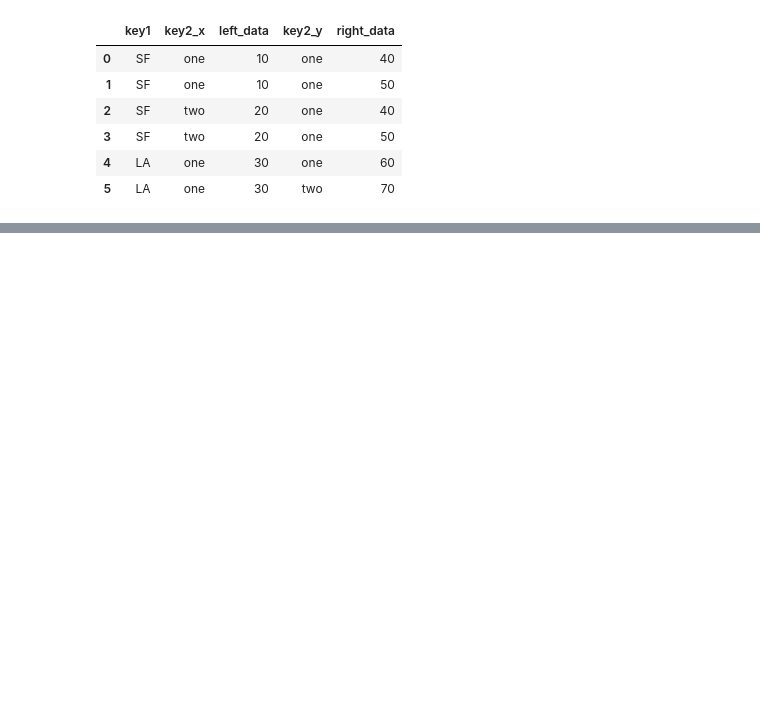
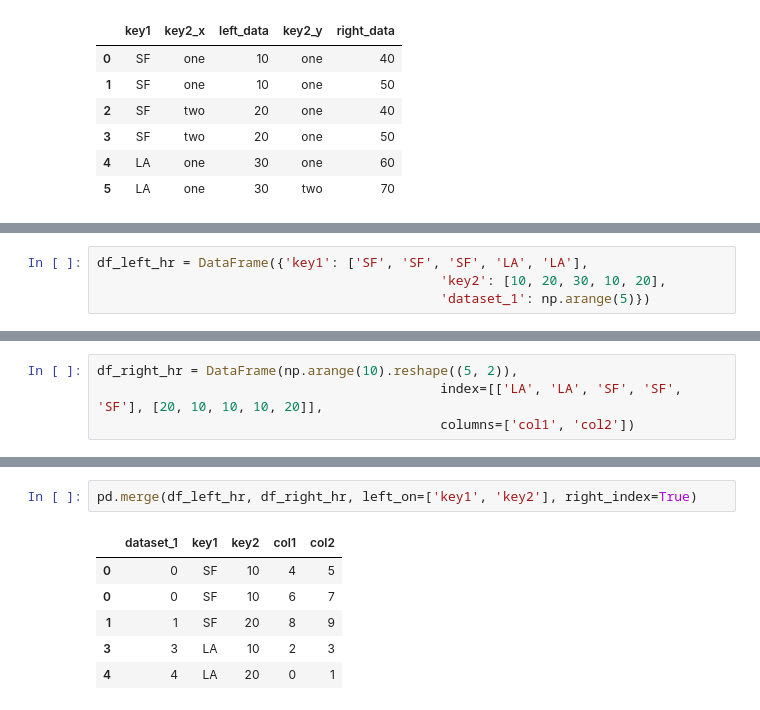
Before and after one commit to aki-06/Data_Science, a Jupyter notebook: 20180503_データ解析の基礎.ipynb, the cells around one changed output, grey strips where cells are left out. Drawn from its saved outputs; the diff is of its cells as text; blank space fills up the shorter version.

```diff
--- a/20180503_データ解析の基礎.ipynb
+++ b/20180503_データ解析の基礎.ipynb
@@ -276,0 +330,4 @@ pd.merge(df_left, df_right, on='key1')
+# %%
+df_left_hr = DataFrame({'key1': ['SF', 'SF', 'SF', 'LA', 'LA'],
+                                            'key2': [10, 20, 30, 10, 20],
+                                            'dataset_1': np.arange(5)})
@@ -276,0 +343,4 @@ pd.merge(df_left, df_right, on='key1')
+# %%
+df_right_hr = DataFrame(np.arange(10).reshape((5, 2)),
+                                            index=[['LA', 'LA', 'SF', 'SF', 'SF'], [20, 10, 10, 10, 20]],
+                                            columns=['col1', 'col2'])
@@ -276,0 +356,9 @@ pd.merge(df_left, df_right, on='key1')
+# %%
+pd.merge(df_left_hr, df_right_hr, left_on=['key1', 'key2'], right_index=True)
+# %% [output]
+|  | dataset_1 | key1 | key2 | col1 | col2 |
+| 0 | 0 | SF | 10 | 4 | 5 |
+| 0 | 0 | SF | 10 | 6 | 7 |
+| 1 | 1 | SF | 20 | 8 | 9 |
+| 3 | 3 | LA | 10 | 2 | 3 |
+| 4 | 4 | LA | 20 | 0 | 1 |
```
Also changed, not shown: parts of 12 cells of this notebook.
